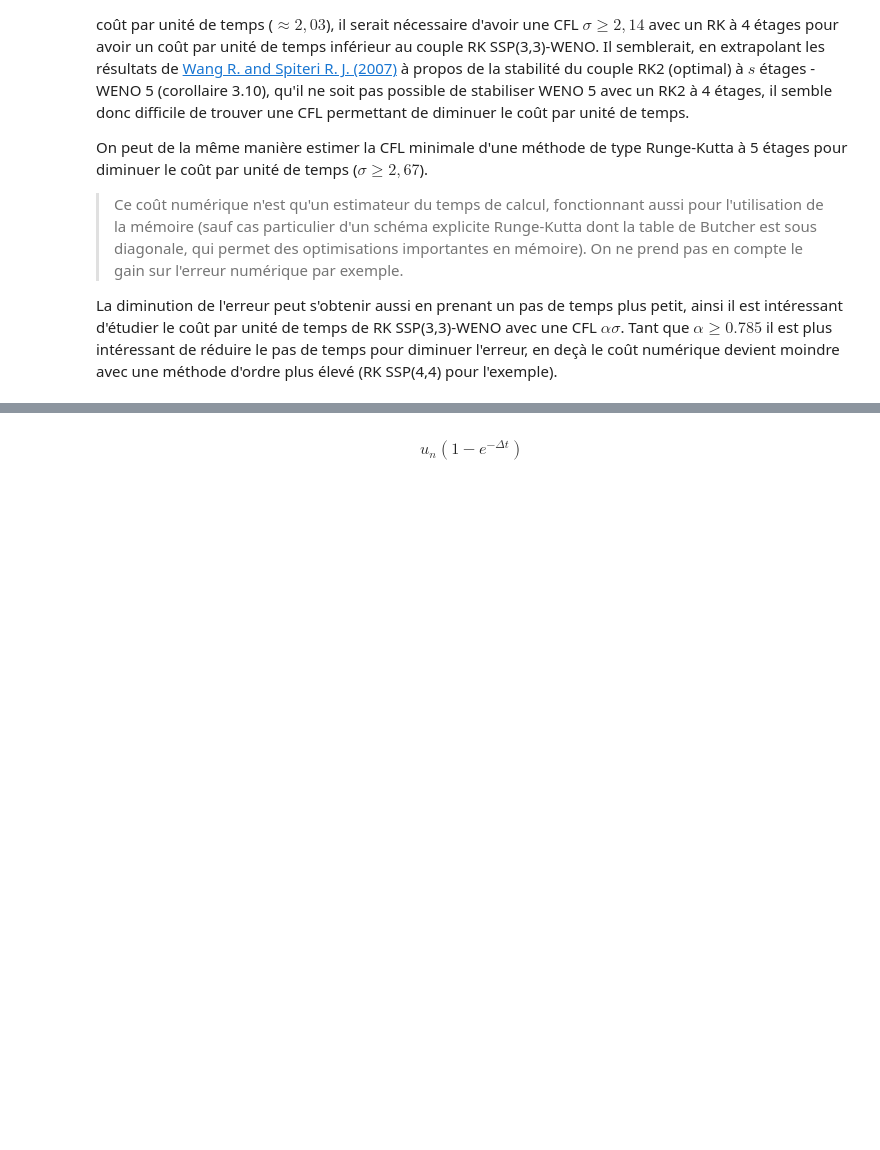
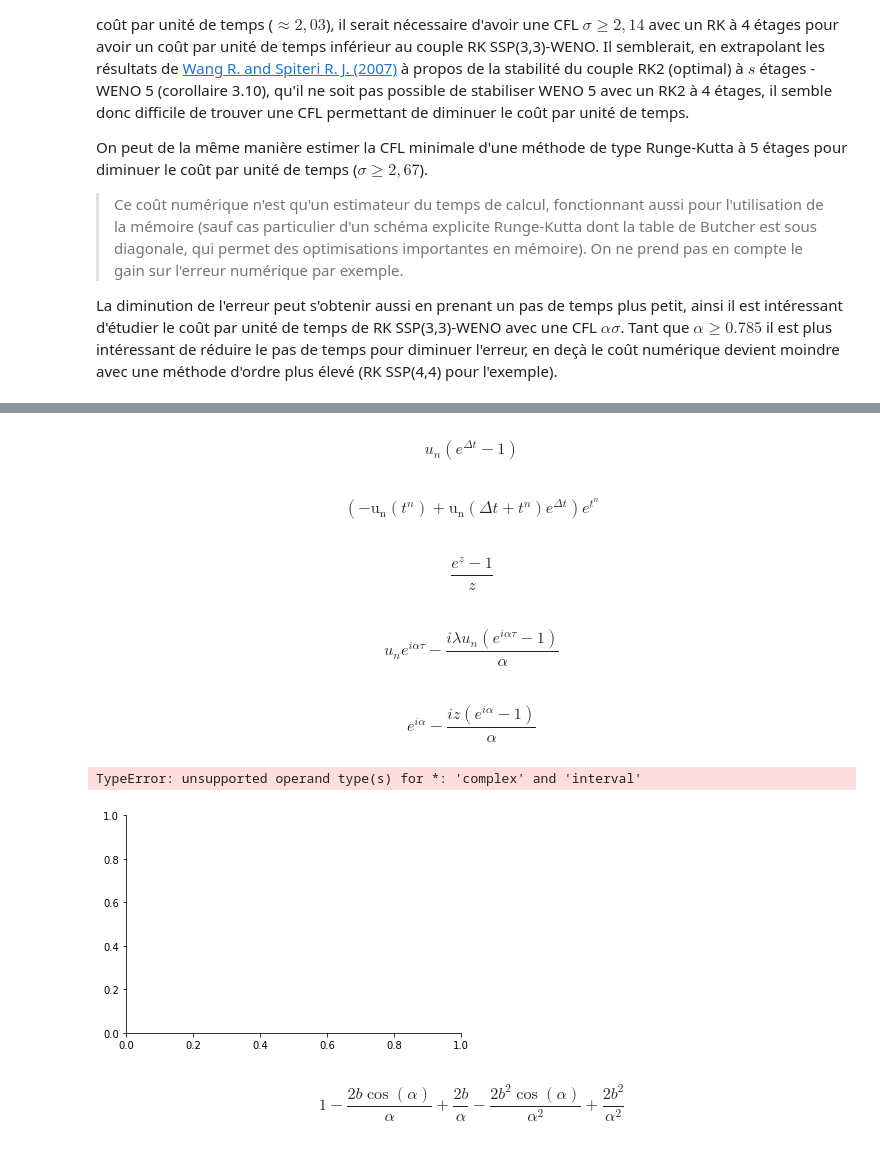
Before and after one commit to kivvix/miMaS, a Jupyter notebook: notebook/cfl.ipynb, the cells around one changed output, grey strips where cells are left out. Drawn from its saved outputs; the diff is of its cells as text; code cells hidden in the pictures; blank space fills up the shorter version.

```diff
--- a/notebook/cfl.ipynb
+++ b/notebook/cfl.ipynb
@@ -1318,7 +1358,12 @@ La diminution de l'erreur peut s'obtenir aussi en prenant un pas de temps plus p
 """ tentative de début de truc pour effectuer des tests sur des schémas expo ou Lawson """
 
 t,tn,tn1 = sp.symbols("t t^n t^{n+1}")
+un = sp.symbols("u_n")
+sp.integrate(un*sp.exp((t-tn)),(t,tn,tn1)).subs(tn1-tn,dt).collect(un)
 
-sp.integrate(un*sp.exp((t-tn1)),(t,tn,tn1)).subs(tn1-tn,dt).collect(un)
+#un = sp.Function("u_n")
+
+#sp.integrate(sp.diff(un*sp.exp(t),t),(t,tn,tn+dt)).collect(un)
+#sp.integrate(sp.diff(un(t),t),(t,tn,tn+dt)).doit()
 # %% [output]
-$$u_{n} \left(1 - e^{- \Delta t}\right)$$
+$$u_{n} \left(e^{\Delta t} - 1\right)$$
@@ -1326,0 +1370,30 @@ plt.rcParams['figure.figsize'] = [6,4]
+# %%
+(sp.exp(tn+dt)*un(tn+dt)-sp.exp(tn)*un(tn)).expand().collect(sp.exp(tn))
+# %% [output]
+$$\left(- \operatorname{u_{n}}{\left (t^{n} \right )} + \operatorname{u_{n}}{\left (\Delta t + t^{n} \right )} e^{\Delta t}\right) e^{t^{n}}$$
+# %%
+phi1 = (sp.exp(z)-1)/z
+phi1
+# %% [output]
+$$\frac{e^{z} - 1}{z}$$
+# %%
+tau = sp.symbols("\\tau")
+un1 = sp.exp(I*a*tau)*un + tau*phi1.subs(z,tau*I*a)*lamb*un
+un1
+# %% [output]
+$$u_{n} e^{i \alpha \tau} - \frac{i \lambda u_{n} \left(e^{i \alpha \tau} - 1\right)}{\alpha}$$
+# %%
+un1 = un1.collect(un).subs(lamb,z).subs(tau,1)/un
+un1
+# %% [output]
+$$e^{i \alpha} - \frac{i z \left(e^{i \alpha} - 1\right)}{\alpha}$$
+# %%
+sp.plot_implicit(sp.re(sp.Abs(un1.expand().simplify())**2))
+# %% [output]
+TypeError: unsupported operand type(s) for *: 'complex' and 'interval'
+[figure, added]
+# %%
+b = sp.symbols("b",real=True)
+(sp.Abs(un1.subs(z,I*b))**2).expand().as_real_imag()[0]
+# %% [output]
+$$1 - \frac{2 b \cos{\left (\alpha \right )}}{\alpha} + \frac{2 b}{\alpha} - \frac{2 b^{2} \cos{\left (\alpha \right )}}{\alpha^{2}} + \frac{2 b^{2}}{\alpha^{2}}$$
```
Also changed, not shown: parts of 6 cells of this notebook, 1 other file.
